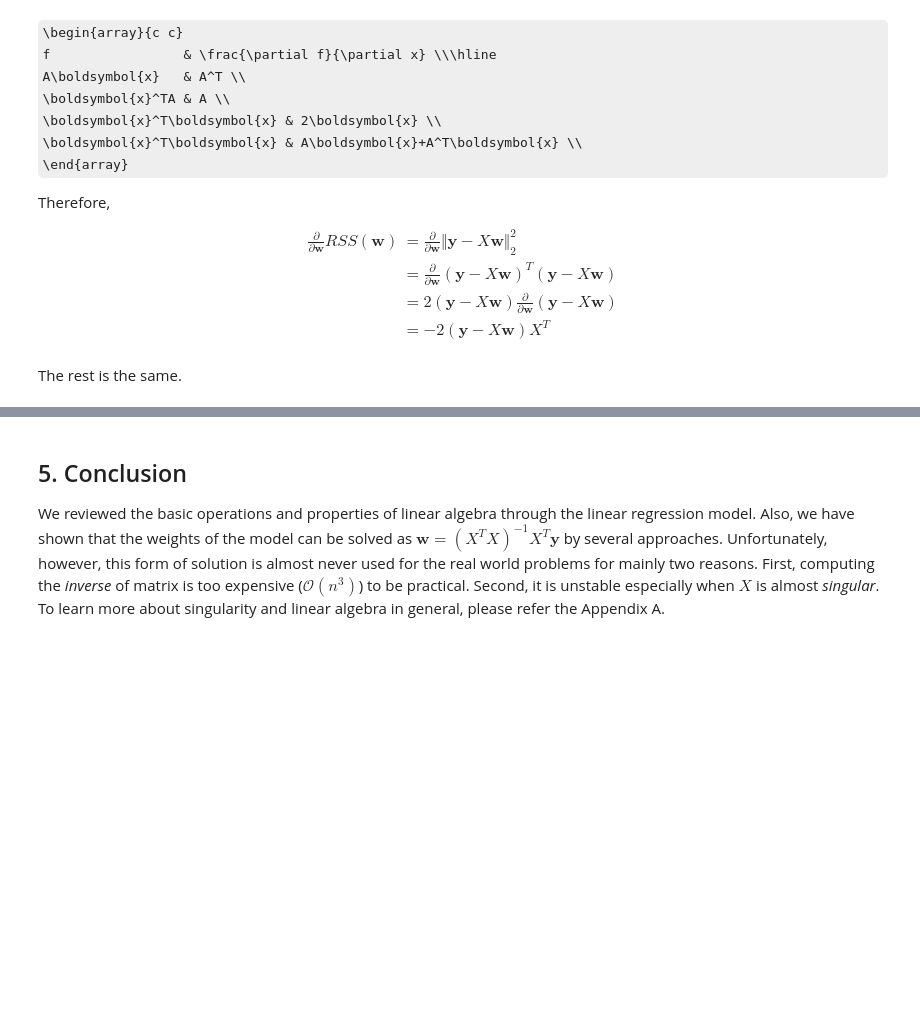
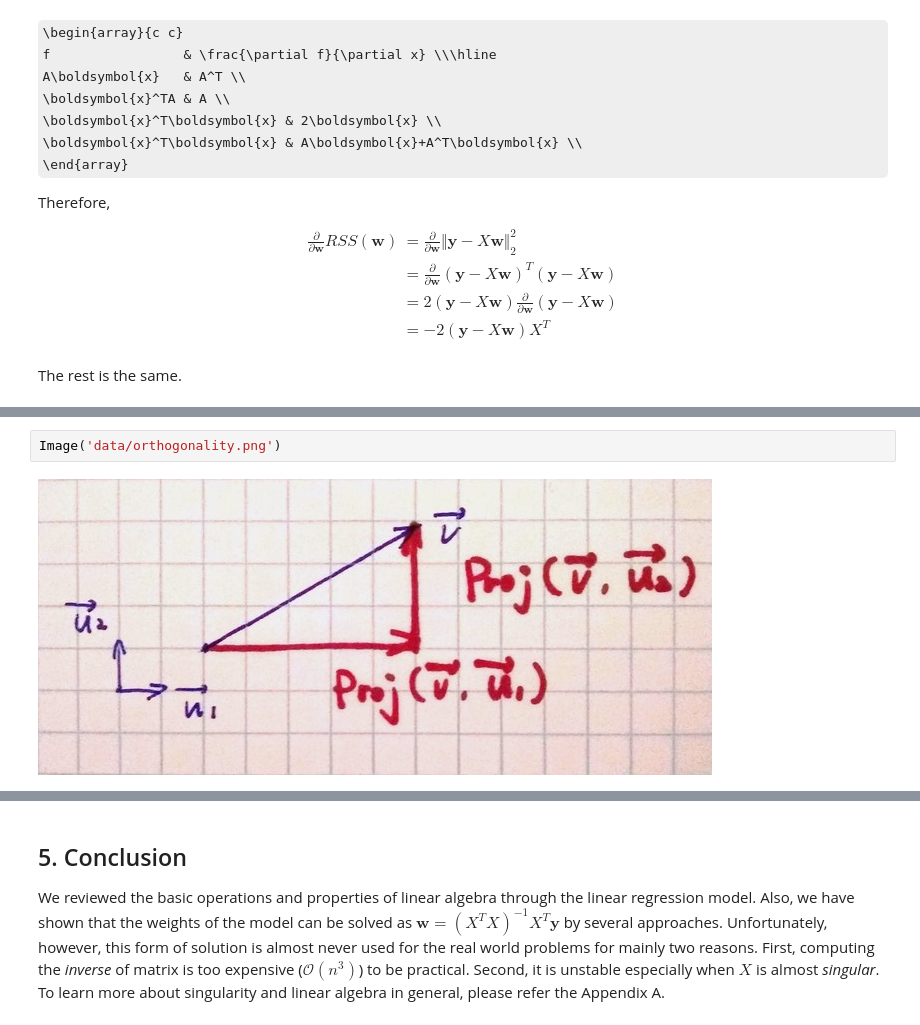
Before and after one commit to kouariga/math-for-ml, a Jupyter notebook: linear-algebra/0-basic_properties.ipynb, the cells around one changed output, grey strips where cells are left out. Cells and saved outputs as stored; diff of their text form; some formulas as TeX source; blank space fills up the shorter version.

```diff
--- a/linear-algebra/0-basic_properties.ipynb
+++ b/linear-algebra/0-basic_properties.ipynb
@@ -688,0 +762,4 @@ This is exactly what we are looking for! We want to get the *projection* of $\bo
+# %%
+Image('data/orthogonality.png')
+# %% [output]
+[figure, added]
```
Also changed, not shown: parts of 39 cells of this notebook, 6 other files.
